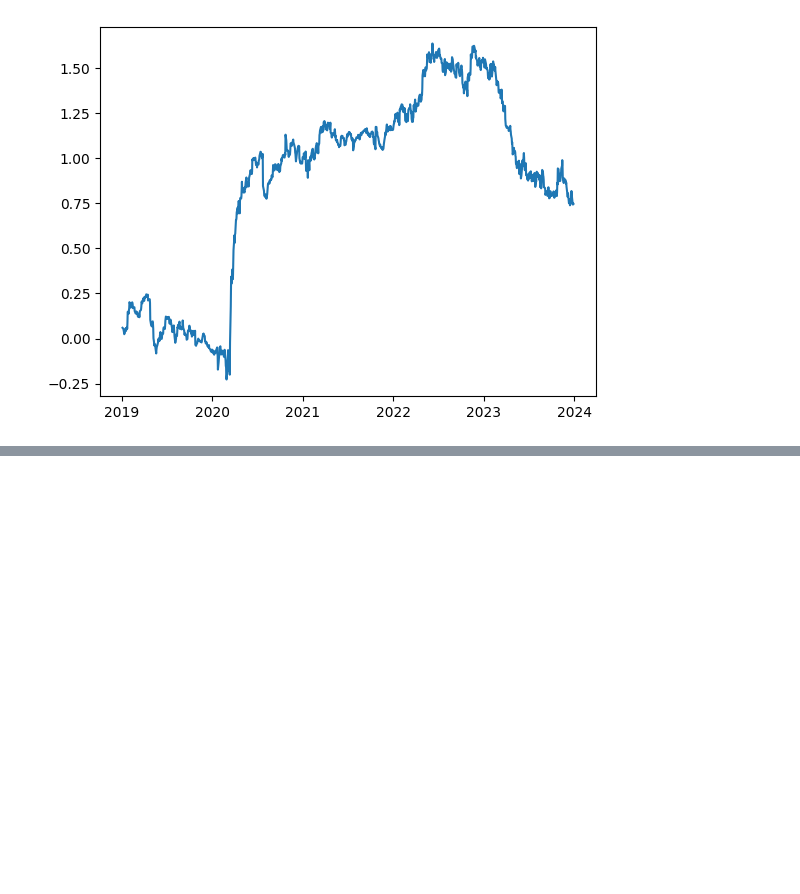
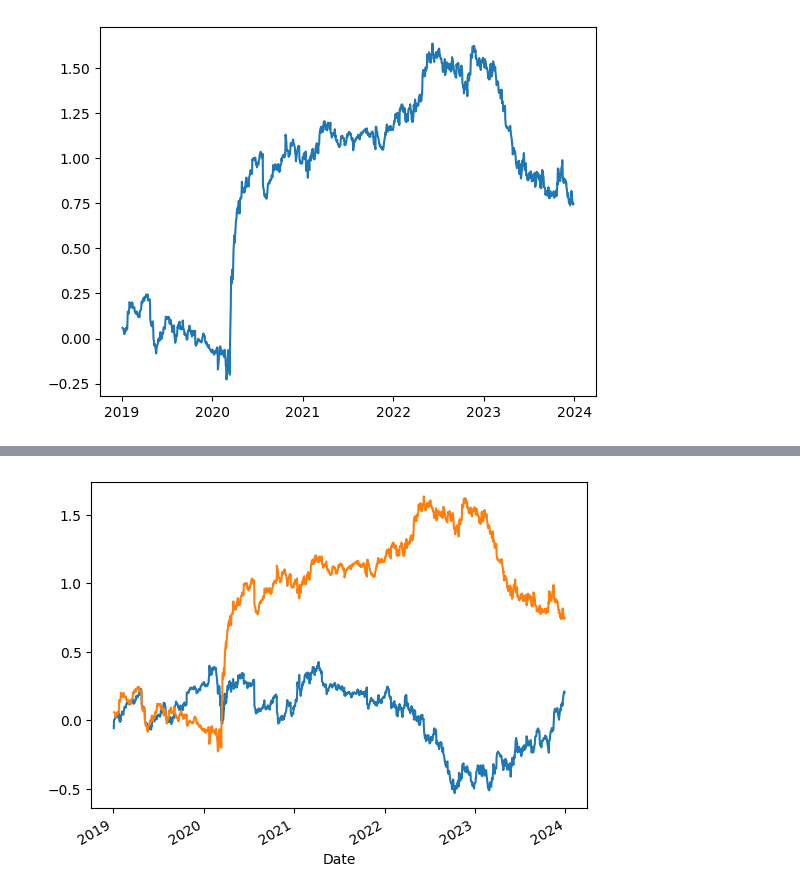
Before and after one commit to adityakella/signal_based, a Jupyter notebook: main.ipynb, the cells around one changed output, grey strips where cells are left out. Saved outputs shown, nothing was run; the diff lists cells and outputs as text; code cells hidden in the pictures; blank space fills up the shorter version.

```diff
--- a/main.ipynb
+++ b/main.ipynb
@@ -34,0 +87,4 @@ np.float64(-0.896785737182819)
+# %%
+buy_and_hold(stock.data, strategyname.MEAN_REVERSION)
+# %% [output]
+[figure, added]
```
Also changed, not shown: parts of 10 cells of this notebook, 6 other files.
